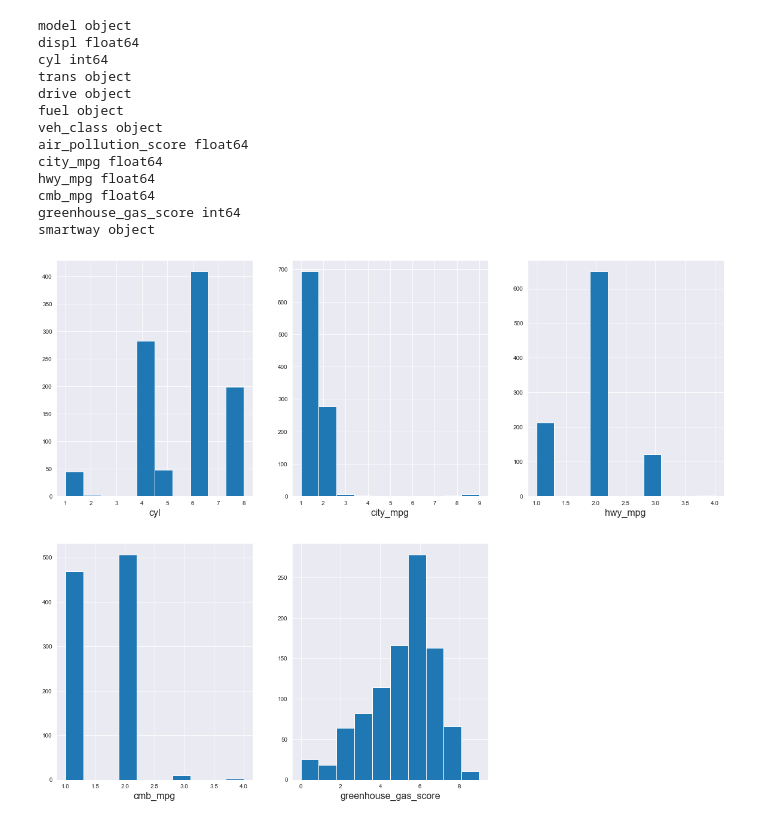
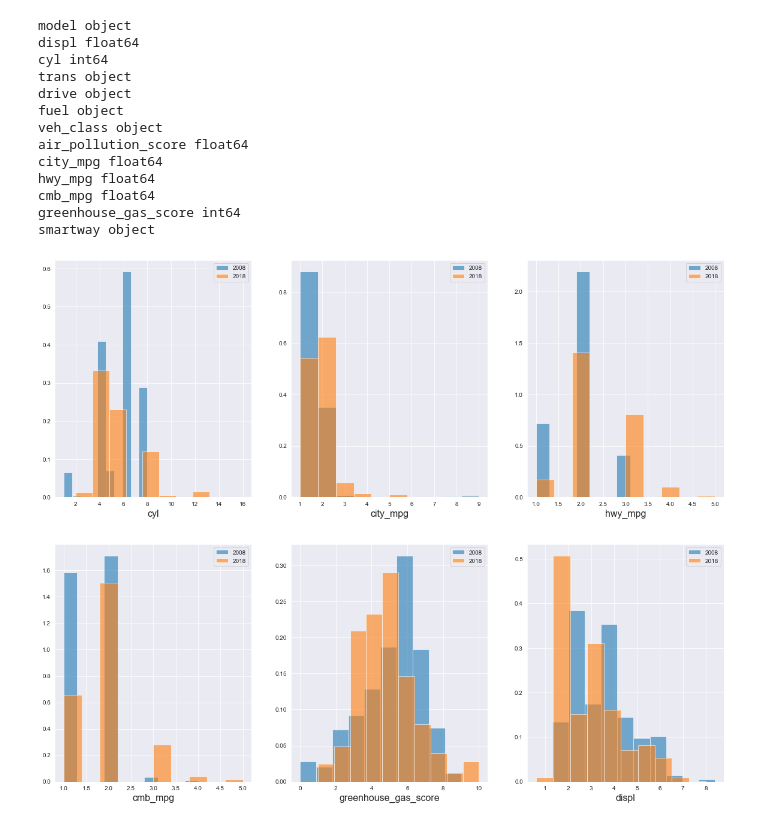
Before and after one commit to mzhoolideh/data_science_pract, a Jupyter notebook: case_study2/case_st2.ipynb, the cells around one changed output. Saved outputs shown, nothing was run; the diff lists cells and outputs as text; code cells hidden in the pictures.

Commit message:
feat: addtional analysis and visualisations added

```diff
--- a/case_study2/case_st2.ipynb
+++ b/case_study2/case_st2.ipynb
@@ -249,13 +249,15 @@ greenhouse_gas_score int64
 smartway object
 # %%
 plt.figure(figsize=(20,16))
-plot_list = [ 'cyl','city_mpg', 'hwy_mpg', 'cmb_mpg','greenhouse_gas_score']
+plot_list = [ 'cyl','city_mpg', 'hwy_mpg', 'cmb_mpg','greenhouse_gas_score', 'displ']
 for i, col in enumerate(plot_list):
     plt.subplot(2,3,i+1)
-    df_08_ca[col].hist()
+    df_08_ca[col].hist( alpha=0.6, label='2008', density=True)
+    df_18_ca[col].hist( alpha=0.6, label='2018', density=True)
+    plt.legend()
     plt.xlabel(col, fontsize = 16)
 # %% [output]
-[figure, old version]
+[figure, new version]
 # %%
 sns.pairplot(df_08_ca[plot_list])
 # %% [output]
```
Also changed, not shown: parts of 7 cells of this notebook.
